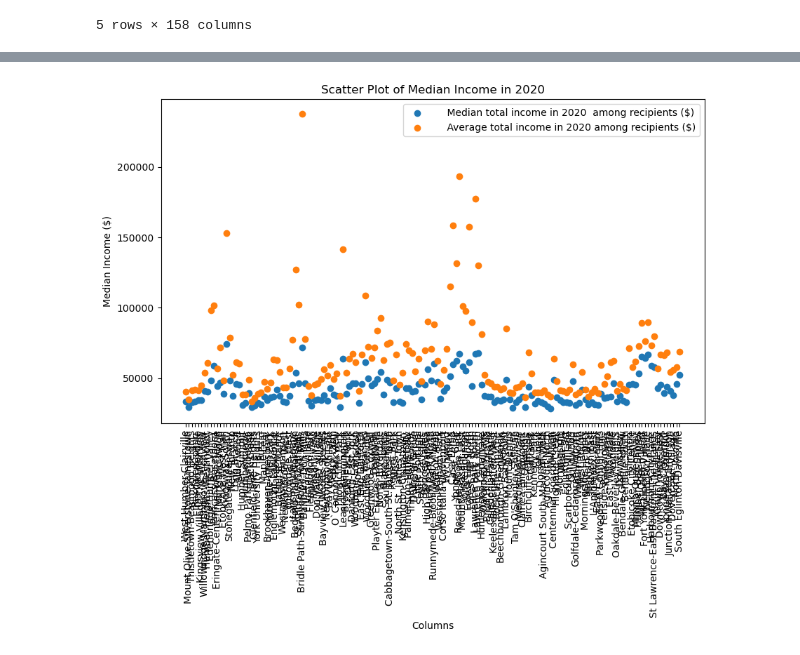
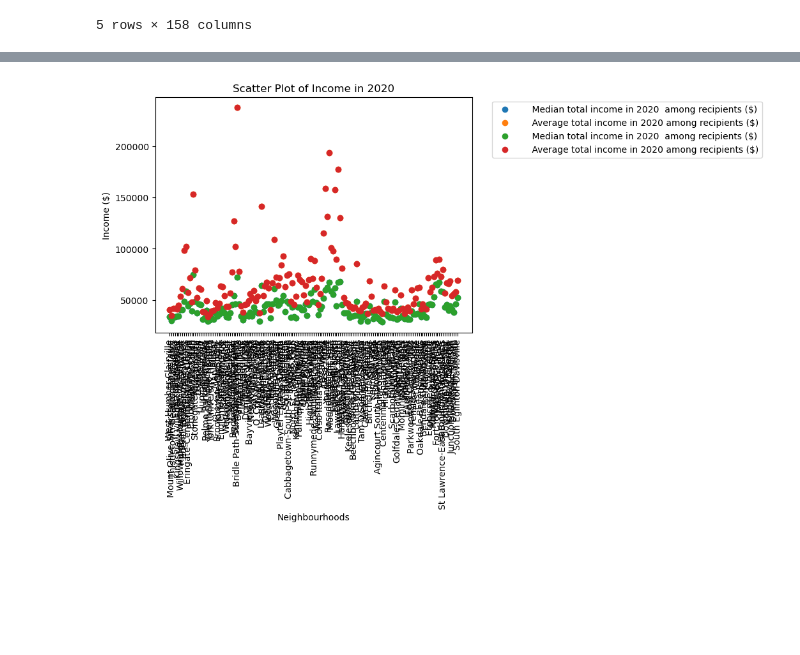
Before and after one commit to aayushgambhir2023/DA-Project-1, a Jupyter notebook: Demographic_Relationship.ipynb, the cells around one changed output, grey strips where cells are left out. Cells and saved outputs as stored; diff of their text form; code cells hidden in the pictures; blank space fills up the shorter version.

Commit message:
code update
coding graphs to see how it looks like, made markdown to see what needs to be done

```diff
--- a/Demographic_Relationship.ipynb
+++ b/Demographic_Relationship.ipynb
@@ -37,6 +47,20 @@ nprofile_clean_df.head()
 5 rows × 158 columns
 # %%
 #row of data I am looking for. 2020 because budget for 2021 is based on 2020 data.
-data_row = ["    Median total income in 2020  among recipients ($)",
-           "    Average total income in 2020 among recipients ($)"
-           ]
+income_data_row = ["    Median total income in 2020  among recipients ($)",
+                  "    Average total income in 2020 among recipients ($)"
+                  ]
+minority_data_row = ["    South Asian",
+                    "    Chinese",
+                    "    Black",
+                    "    Filipino",
+                    "    Arab",
+                    "    Latin American",
+                    "    Southeast Asian",
+                    "    West Asian",
+                    "    Korean",
+                    "    Japanese",
+                    "    Visible minority, n.i.e.",
+                    "    Multiple visible minorities",
+                    "  Not a visible minority"
+                    ]
@@ -51,0 +67,4 @@ nprofile_data_df.head()
+# %%
+nprofile_income_df = nprofile_clean_df.loc[income_data_row]
+nprofile_minority_df = nprofile_clean_df.loc[minority_data_row]
+nprofile_income_df
@@ -52,18 +77,21 @@ nprofile_data_df.head()
 # %%
-#scatter graph to show data
+#test scatter graph to show income data. will need to compare when neighbourhoods are added to wards.
 
 
 #transoses to have column headers as indices
-nprofile_data_df_transposed = nprofile_data_df.transpose()
+nprofile_income_df_transposed = nprofile_income_df.transpose()
 
-plt.figure(figsize=(10, 6))
-plt.scatter(nprofile_data_df_transposed.index, nprofile_data_df_transposed.iloc[:, 0], label=data_row[0])
-plt.scatter(nprofile_data_df_transposed.index, nprofile_data_df_transposed.iloc[:, 1], label=data_row[1])
-plt.title('Scatter Plot of Median Income in 2020')
-plt.xlabel('Columns')
+
+for i in range(len(nprofile_income_df_transposed.columns)):
+    plt.scatter(nprofile_income_df_transposed.index, nprofile_income_df_transposed.iloc[:, i], label=income_data_row[i])
+
+plt.scatter(nprofile_income_df_transposed.index, nprofile_income_df_transposed.iloc[:, 0], label=income_data_row[0])
+plt.scatter(nprofile_income_df_transposed.index, nprofile_income_df_transposed.iloc[:, 1], label=income_data_row[1])
+plt.title('Scatter Plot of Income in 2020')
+plt.xlabel('Neighbourhoods')
 plt.xticks(rotation=90)
-plt.ylabel('Median Income ($)')
-plt.legend()
+plt.ylabel('Income ($)')
+plt.legend(bbox_to_anchor=(1.05, 1), loc='upper left')
 plt.show()
 # %% [output]
-[figure, old version]
+[figure, new version]
```
Also changed, not shown: parts of 5 cells of this notebook.
